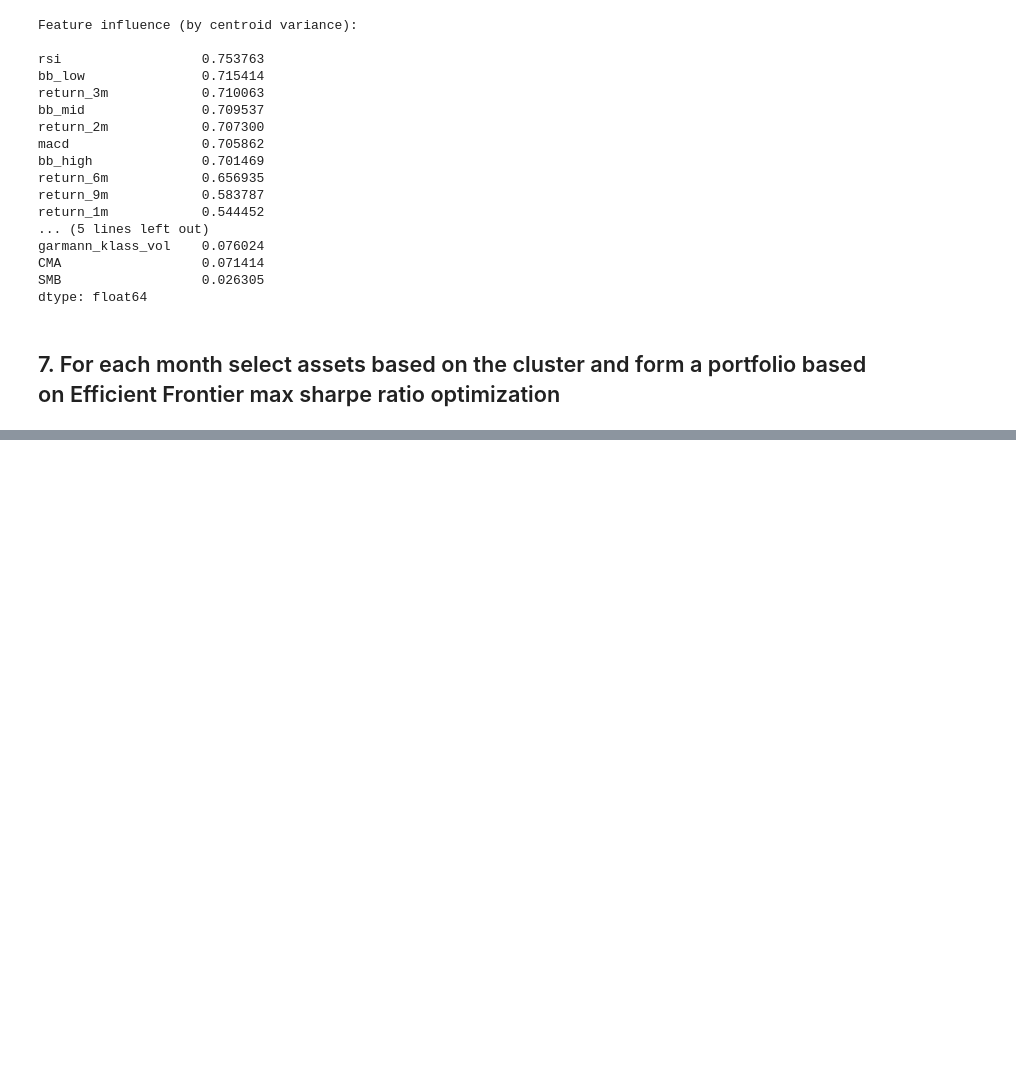
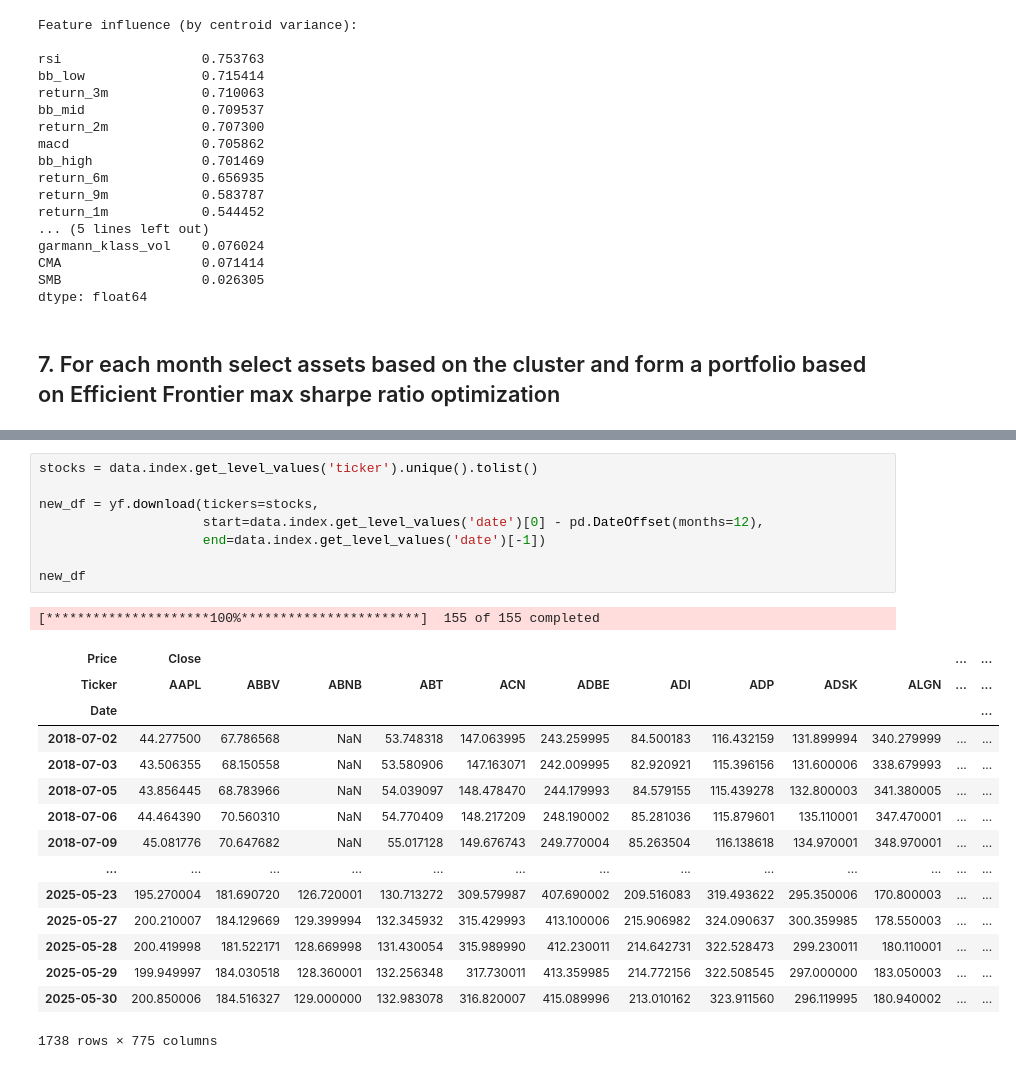
Before and after one commit to pelazas/algotrading, a Jupyter notebook: unsupervised_learning_strategy.ipynb, the cells around one changed output, grey strips where cells are left out. Drawn from its saved outputs; the diff is of its cells as text; blank space fills up the shorter version.

```diff
--- a/unsupervised_learning_strategy.ipynb
+++ b/unsupervised_learning_strategy.ipynb
@@ -446,0 +452,25 @@ portfolio_weights
+# %%
+stocks = data.index.get_level_values('ticker').unique().tolist()
+
+new_df = yf.download(tickers=stocks,
+                     start=data.index.get_level_values('date')[0] - pd.DateOffset(months=12),
+                     end=data.index.get_level_values('date')[-1])
+
+new_df
+# %% [output]
+[*********************100%***********************]  155 of 155 completed
+| Price | Close |  |  |  |  |  |  |  |  |  | ... | ... |
+| Ticker | AAPL | ABBV | ABNB | ABT | ACN | ADBE | ADI | ADP | ADSK | ALGN | ... | ... |
+| Date |  |  |  |  |  |  |  |  |  |  |  | ... |
+| 2018-07-02 | 44.277500 | 67.786568 | NaN | 53.748318 | 147.063995 | 243.259995 | 84.500183 | 116.432159 | 131.899994 | 340.279999 | ... | ... |
+| 2018-07-03 | 43.506355 | 68.150558 | NaN | 53.580906 | 147.163071 | 242.009995 | 82.920921 | 115.396156 | 131.600006 | 338.679993 | ... | ... |
+| 2018-07-05 | 43.856445 | 68.783966 | NaN | 54.039097 | 148.478470 | 244.179993 | 84.579155 | 115.439278 | 132.800003 | 341.380005 | ... | ... |
+| 2018-07-06 | 44.464390 | 70.560310 | NaN | 54.770409 | 148.217209 | 248.190002 | 85.281036 | 115.879601 | 135.110001 | 347.470001 | ... | ... |
+| 2018-07-09 | 45.081776 | 70.647682 | NaN | 55.017128 | 149.676743 | 249.770004 | 85.263504 | 116.138618 | 134.970001 | 348.970001 | ... | ... |
+| ... | ... | ... | ... | ... | ... | ... | ... | ... | ... | ... | ... | ... |
+| 2025-05-23 | 195.270004 | 181.690720 | 126.720001 | 130.713272 | 309.579987 | 407.690002 | 209.516083 | 319.493622 | 295.350006 | 170.800003 | ... | ... |
+| 2025-05-27 | 200.210007 | 184.129669 | 129.399994 | 132.345932 | 315.429993 | 413.100006 | 215.906982 | 324.090637 | 300.359985 | 178.550003 | ... | ... |
+| 2025-05-28 | 200.419998 | 181.522171 | 128.669998 | 131.430054 | 315.989990 | 412.230011 | 214.642731 | 322.528473 | 299.230011 | 180.110001 | ... | ... |
+| 2025-05-29 | 199.949997 | 184.030518 | 128.360001 | 132.256348 | 317.730011 | 413.359985 | 214.772156 | 322.508545 | 297.000000 | 183.050003 | ... | ... |
+| 2025-05-30 | 200.850006 | 184.516327 | 129.000000 | 132.983078 | 316.820007 | 415.089996 | 213.010162 | 323.911560 | 296.119995 | 180.940002 | ... | ... |
+1738 rows × 775 columns
```
Also changed, not shown: parts of 10 cells of this notebook.
